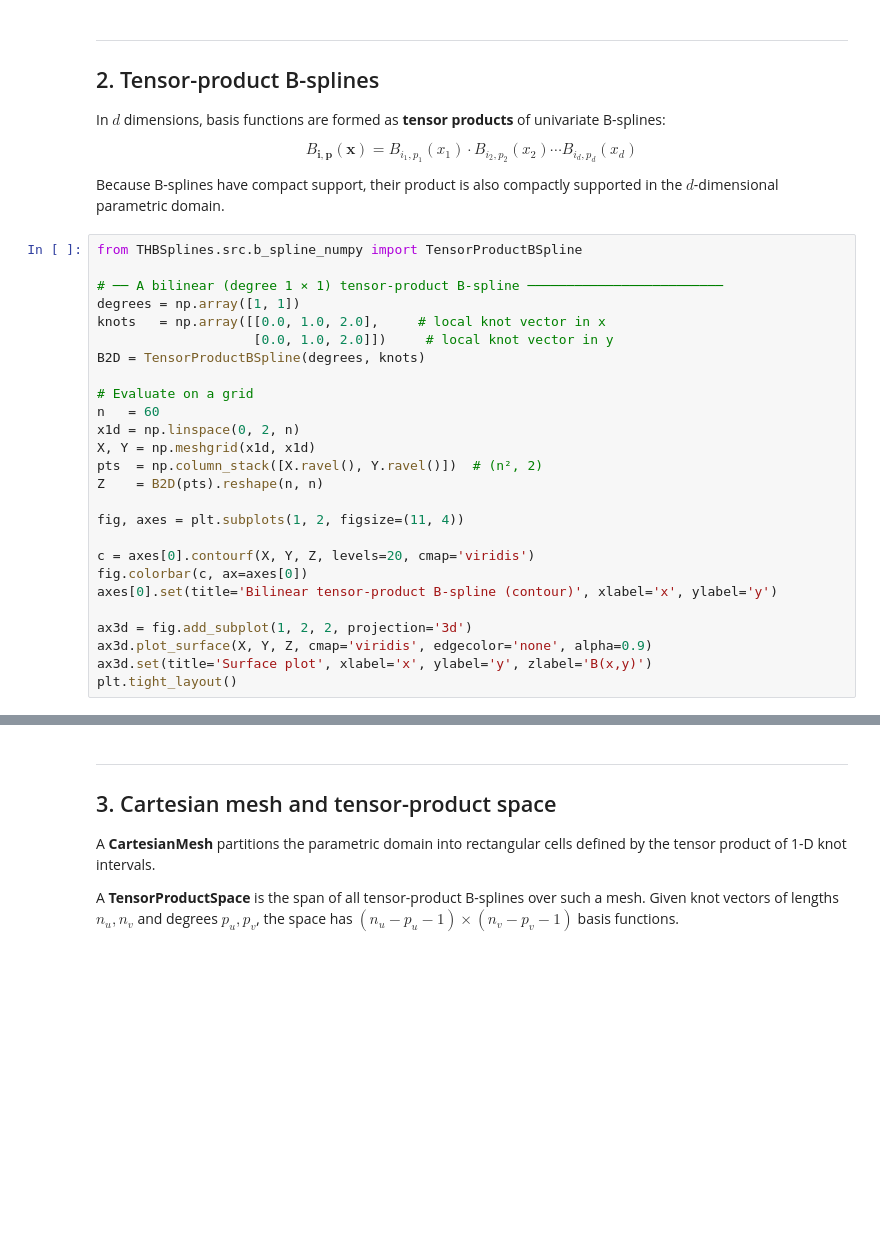
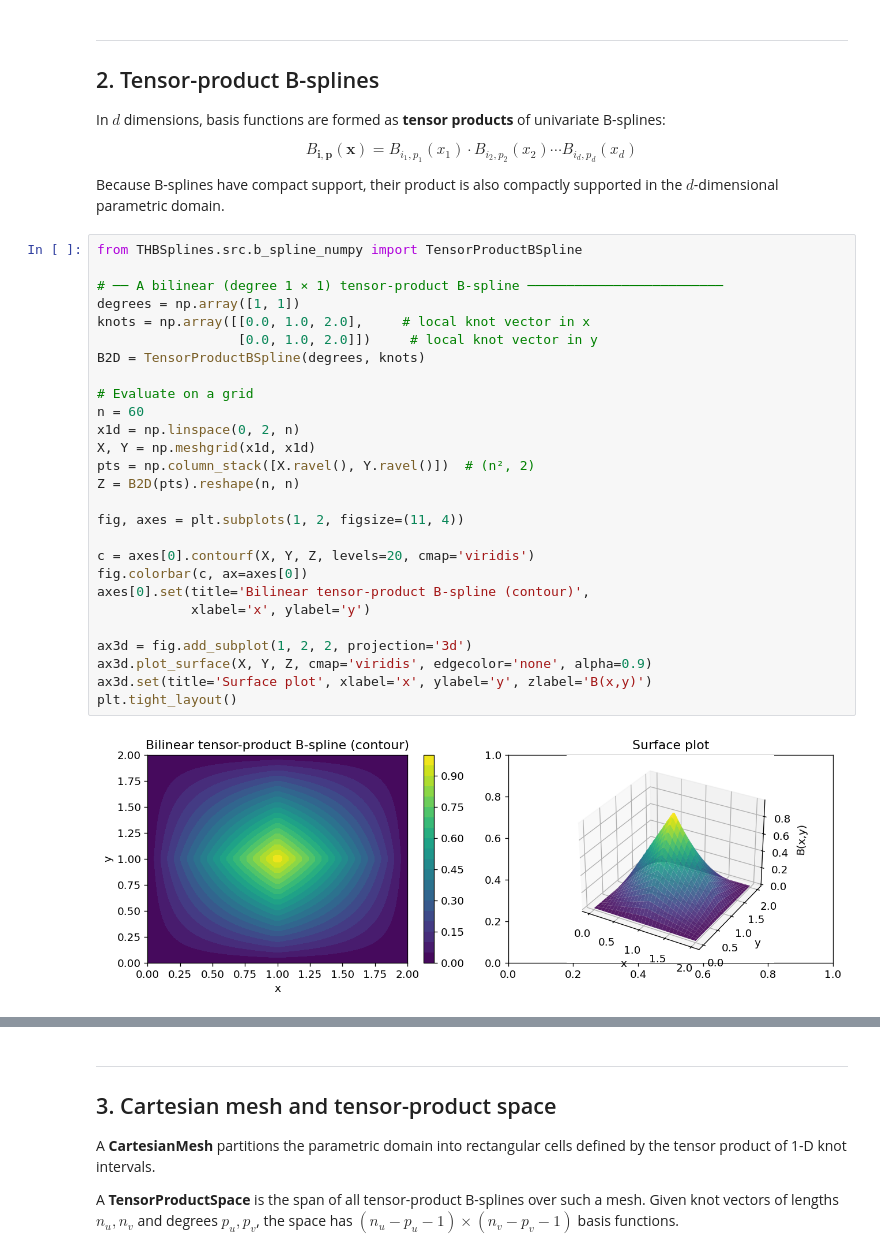
Before and after one commit to VhI3/THBSplines, a Jupyter notebook: notebooks/THBSplines_tutorial.ipynb, the cells around one changed output, grey strips where cells are left out. Drawn from its saved outputs; the diff is of its cells as text; blank space fills up the shorter version.

```diff
--- a/notebooks/THBSplines_tutorial.ipynb
+++ b/notebooks/THBSplines_tutorial.ipynb
@@ -157,29 +165,32 @@ supported in the $d$-dimensional parametric domain.
 # %%
 from THBSplines.src.b_spline_numpy import TensorProductBSpline
 
 # ── A bilinear (degree 1 × 1) tensor-product B-spline ─────────────────────────
 degrees = np.array([1, 1])
-knots   = np.array([[0.0, 1.0, 2.0],     # local knot vector in x
-                    [0.0, 1.0, 2.0]])     # local knot vector in y
+knots = np.array([[0.0, 1.0, 2.0],     # local knot vector in x
+                  [0.0, 1.0, 2.0]])     # local knot vector in y
 B2D = TensorProductBSpline(degrees, knots)
 
 # Evaluate on a grid
-n   = 60
+n = 60
 x1d = np.linspace(0, 2, n)
 X, Y = np.meshgrid(x1d, x1d)
-pts  = np.column_stack([X.ravel(), Y.ravel()])  # (n², 2)
-Z    = B2D(pts).reshape(n, n)
+pts = np.column_stack([X.ravel(), Y.ravel()])  # (n², 2)
+Z = B2D(pts).reshape(n, n)
 
 fig, axes = plt.subplots(1, 2, figsize=(11, 4))
 
 c = axes[0].contourf(X, Y, Z, levels=20, cmap='viridis')
 fig.colorbar(c, ax=axes[0])
-axes[0].set(title='Bilinear tensor-product B-spline (contour)', xlabel='x', ylabel='y')
+axes[0].set(title='Bilinear tensor-product B-spline (contour)',
+            xlabel='x', ylabel='y')
 
 ax3d = fig.add_subplot(1, 2, 2, projection='3d')
 ax3d.plot_surface(X, Y, Z, cmap='viridis', edgecolor='none', alpha=0.9)
 ax3d.set(title='Surface plot', xlabel='x', ylabel='y', zlabel='B(x,y)')
 plt.tight_layout()
+# %% [output]
+[figure, added]
 # %%
 # ── Gradient of a 2-D B-spline ────────────────────────────────────────────────
 #
```
Also changed, not shown: parts of 18 cells of this notebook, 3 other files.
